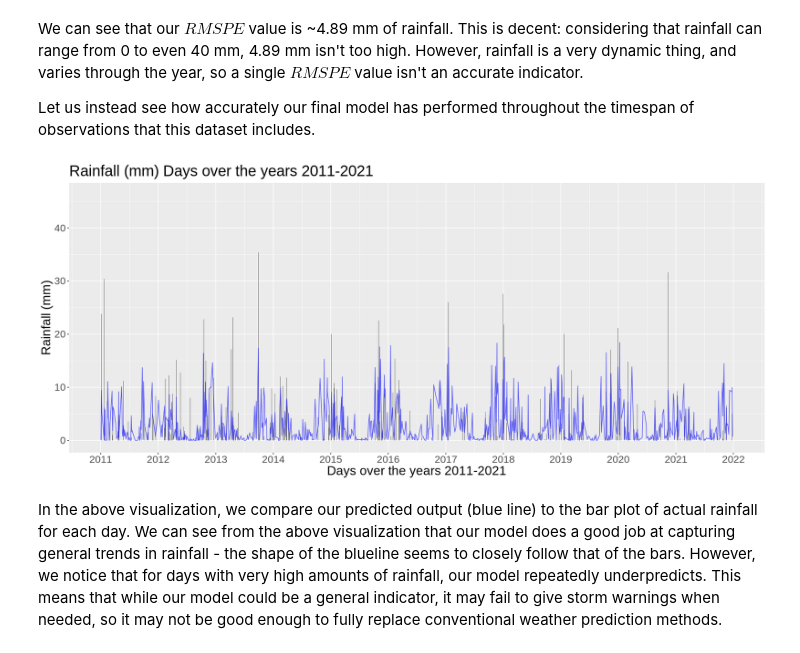
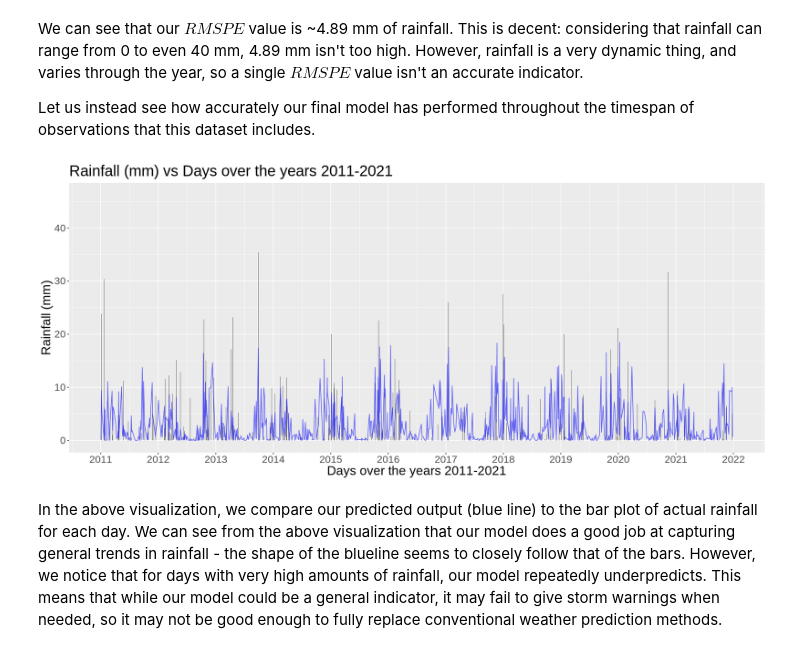
Before and after one commit to taimagher/Weather-Stats-Report, a Jupyter notebook: group78_report.ipynb, the cells around one changed output. Saved outputs shown, nothing was run; the diff lists cells and outputs as text; code cells hidden in the pictures.

```diff
--- a/group78_report.ipynb
+++ b/group78_report.ipynb
@@ -349,17 +349,17 @@ Let us instead see how accurately our final model has performed throughout the t
 # %%
 options(repr.plot.width = 16, repr.plot.height = 7)
 
 rain_pred_plot <- ggplot(rain_pred, aes(x = date, y = rain)) +
                         geom_bar(stat = "identity") +
                         geom_line(data = rain_pred, aes(x = date, y = .pred), color = "blue", alpha = 0.6) +
                         labs(x = "Days over the years 2011-2021", y = "Rainfall (mm)") +
                         scale_x_date(date_labels = "%Y", date_breaks = "1 year") +
                         theme(text = element_text(size = 20)) +
-    ggtitle("Rainfall (mm) Days over the years 2011-2021")
+    ggtitle("Rainfall (mm) vs Days over the years 2011-2021")
 
 rain_pred_plot
 # %% [output]
-[figure, old version]
+[figure, new version]
 # %% [markdown]
 In the above visualization, we compare our predicted output (blue line) to the bar plot of actual rainfall for each day. We can see from the above visualization that our model does a good job at capturing general trends in rainfall - the shape of the blueline seems to closely follow that of the bars. However, we notice that for days with very high amounts of rainfall, our model repeatedly underpredicts. This means that while our model could be a general indicator, it may fail to give storm warnings when needed, so it may not be good enough to fully replace conventional weather prediction methods.
 # %% [markdown]
```
Also changed, not shown: parts of 1 cell of this notebook.
